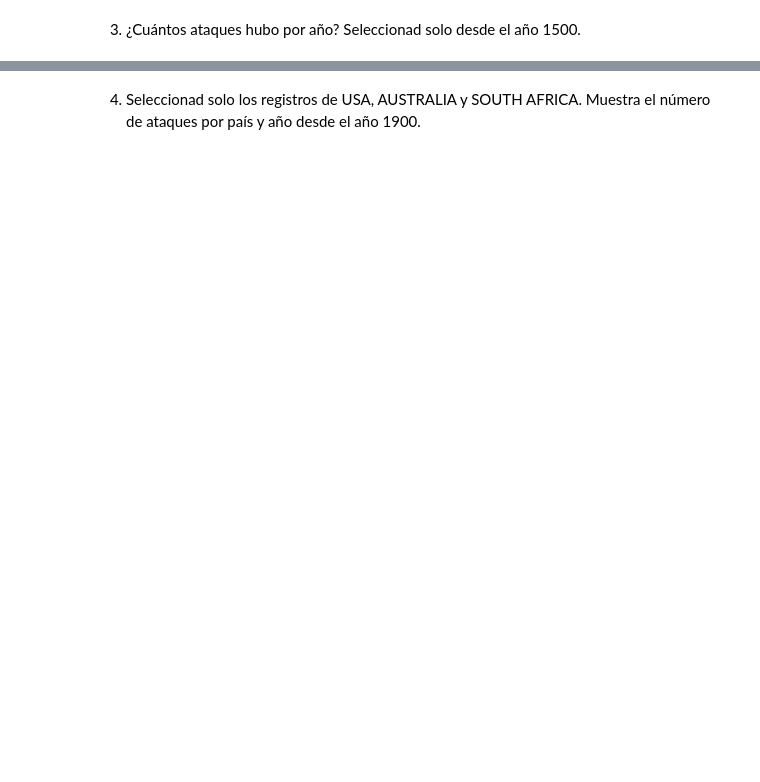
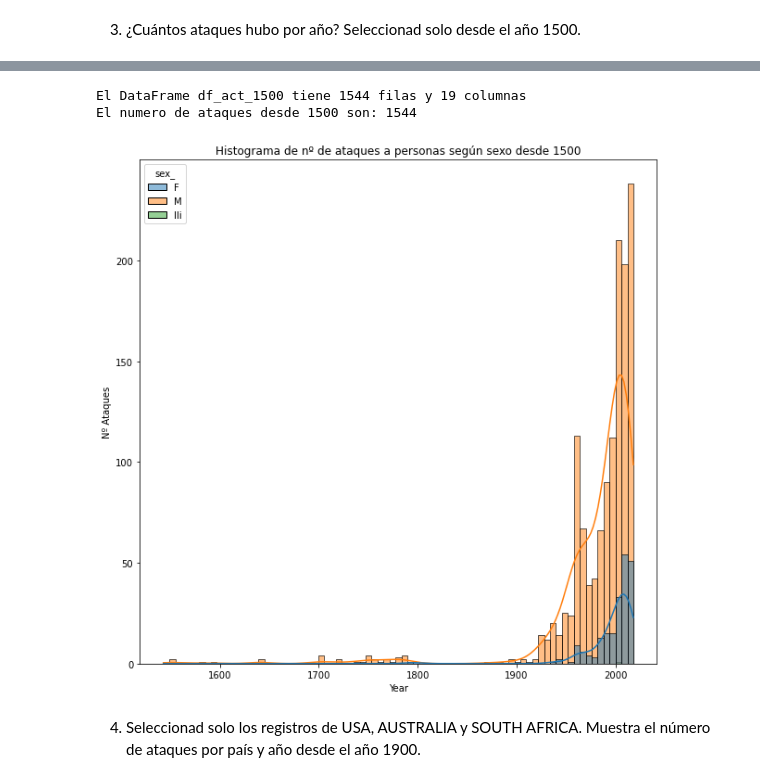
Before and after one commit to Adalab/DA-Stadistics-y-Visualizacion-Matlab-and-Seaborn-, a Jupyter notebook: visualizacion/pairprog-visualizacion-visualizacion3_seaborn.ipynb, the cells around one changed output, grey strips where cells are left out. Cells and saved outputs as stored; diff of their text form; code cells hidden in the pictures; blank space fills up the shorter version.

```diff
--- a/visualizacion/pairprog-visualizacion-visualizacion3_seaborn.ipynb
+++ b/visualizacion/pairprog-visualizacion-visualizacion3_seaborn.ipynb
@@ -15,2 +113,6 @@ En estos ejercicios aprenderemos a hacer algunas gráficas usando la librería s
 # %% [markdown]
 3. ¿Cuántos ataques hubo por año? Seleccionad solo desde el año 1500.
+# %%
+#Creamos un DataFrame para obtener la informacion de las actividades por persona a partir de 1500.
+df_act_1500=df[df['year']>=1500]
+df_act_1500.head()
@@ -16,0 +126,17 @@ En estos ejercicios aprenderemos a hacer algunas gráficas usando la librería s
+# %%
+df_act_1500_shape=df_act_1500.shape
+print('El DataFrame df_act_1500 tiene',df_act_1500_shape[0],'filas y',df_act_1500_shape[1],'columnas')
+print('El numero de ataques desde 1500 son:',df_act_1500_shape[0])
+# %% [output]
+El DataFrame df_act_1500 tiene 1544 filas y 19 columnas
+El numero de ataques desde 1500 son: 1544
+# %%
+#No nos solicita la creacion del histograma, pero hemos querido representarlo para verlo gráficamente.
+plt.figure(figsize=(10,10))
+fig=sns.histplot(x='year',data=df_act_1500,hue='sex_',kde=True)
+#Ponemos el kde para mostrar la densidad de la probabilidad a través de la línea de tendencia.
+fig.set(xlabel='Year',ylabel='Nº Ataques')
+fig.set_title('Histograma de nº de ataques a personas según sexo desde 1500')
+plt.show()
+# %% [output]
+[figure, added]
```
Also changed, not shown: parts of 17 cells of this notebook.
